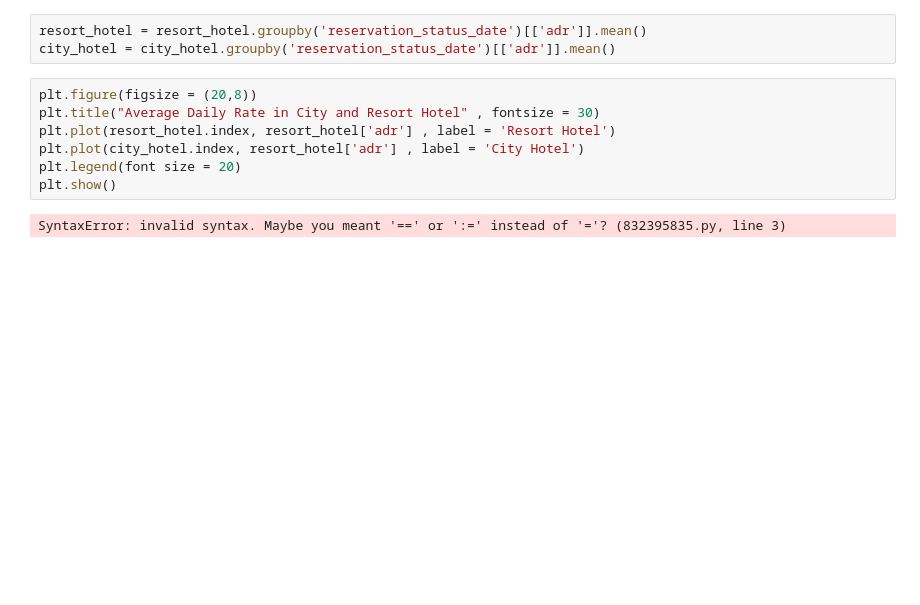
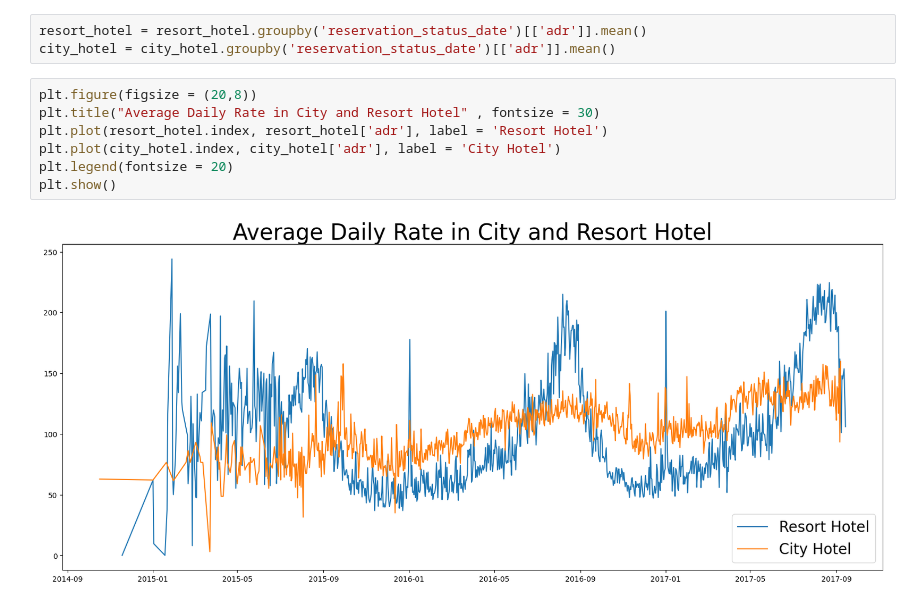
Before and after one commit to Bikash61/Data-Analyst-Projects-, a Jupyter notebook: HOTEL BOOKING/hotelBookingProject.ipynb, the cells around one changed output. Saved outputs shown, nothing was run; the diff lists cells and outputs as text; blank space fills up the shorter version.

```diff
--- a/HOTEL BOOKING/hotelBookingProject.ipynb
+++ b/HOTEL BOOKING/hotelBookingProject.ipynb
@@ -227,9 +227,9 @@ city_hotel = city_hotel.groupby('reservation_status_date')[['adr']].mean()
 # %%
 plt.figure(figsize = (20,8))
 plt.title("Average Daily Rate in City and Resort Hotel" , fontsize = 30)
-plt.plot(resort_hotel.index, resort_hotel['adr'] , label = 'Resort Hotel')
-plt.plot(city_hotel.index, resort_hotel['adr'] , label = 'City Hotel')
-plt.legend(font size = 20)
+plt.plot(resort_hotel.index, resort_hotel['adr'], label = 'Resort Hotel')
+plt.plot(city_hotel.index, city_hotel['adr'], label = 'City Hotel')
+plt.legend(fontsize = 20)
 plt.show()
 # %% [output]
-SyntaxError: invalid syntax. Maybe you meant '==' or ':=' instead of '='? (832395835.py, line 3)
+[figure, added]
```
